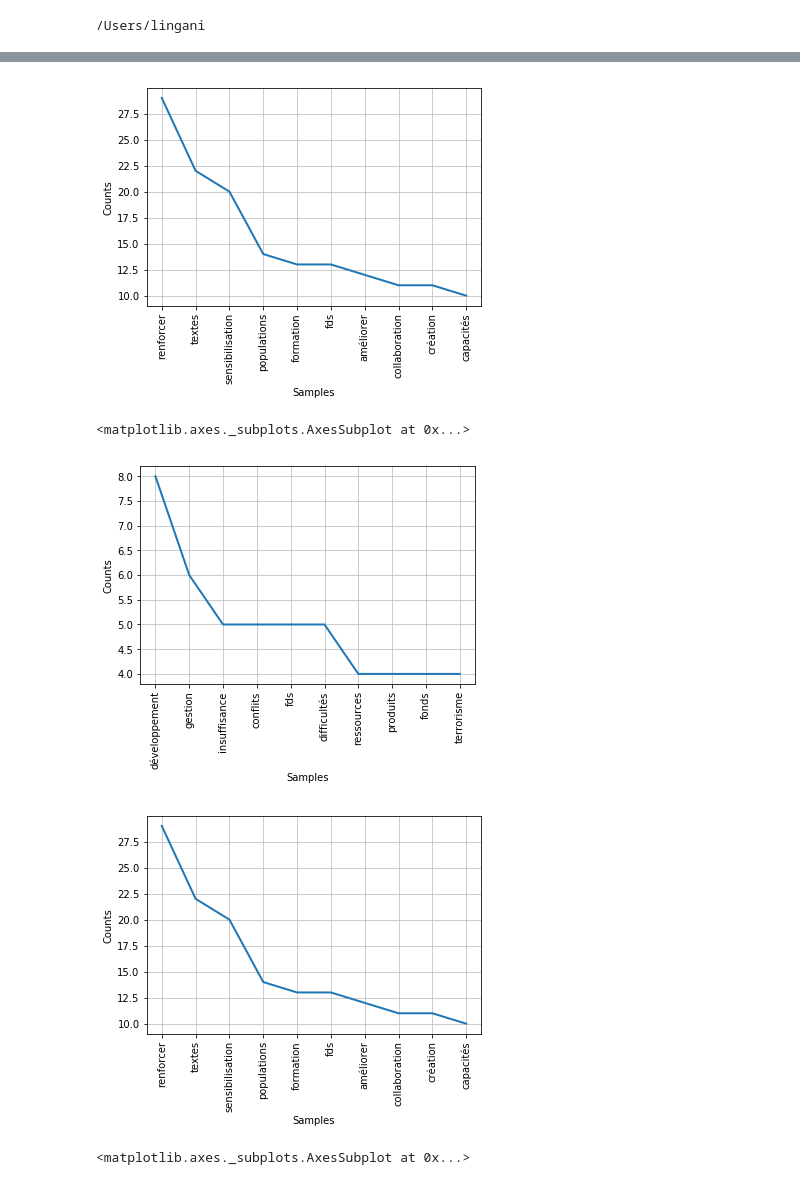
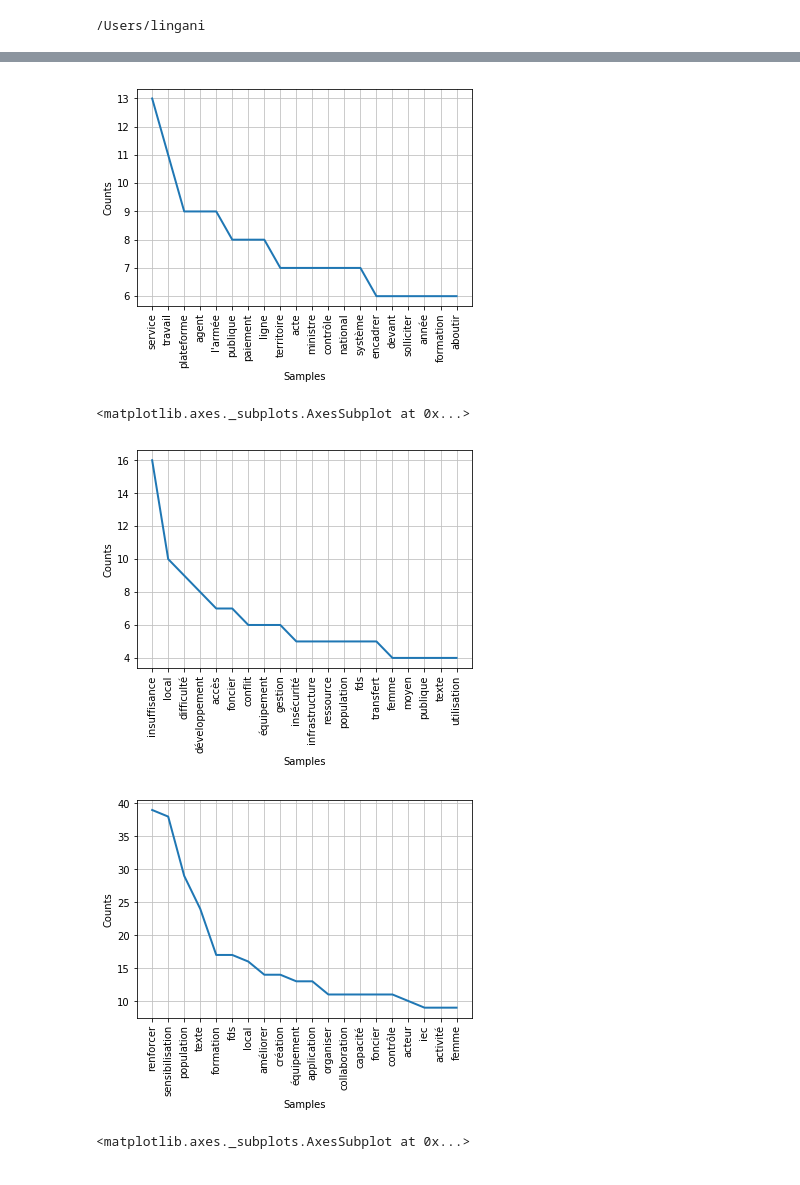
Before and after one commit to lingani/Cocreation-PAN2-Burkina-Faso, a Jupyter notebook: cocreation.ipynb, the cells around one changed output, grey strips where cells are left out. Cells and saved outputs as stored; diff of their text form; code cells hidden in the pictures.

```diff
--- a/cocreation.ipynb
+++ b/cocreation.ipynb
@@ -90,3 +140,10 @@ cleaned_tokens_solutions = clean_tokens(texte_solutions)
+# %%
+# Nettoyons les deux corpus pour y soustraire les ponctuations et les mots de liaison
+texte_problemes = visual_cleaning(texte_problemes)
+texte_solutions = visual_cleaning(texte_solutions)
+
+cleaned_tokens_problemes = clean_tokens(texte_problemes)
+cleaned_tokens_solutions = clean_tokens(texte_solutions)
 # %%
 #cráetion du tableau de frequence des mots
 freq_problemes = nltk.FreqDist(cleaned_tokens_problemes)
@@ -103,8 +160,8 @@ freq_problemes.plot(10, cumulative=False)
 # %%
 # Afficher les graphques de frequence des mots pour les propositions de solutions en régions
-freq_solutions.plot(10, cumulative=False)
+freq_solutions.plot(20, cumulative=False)
 # %% [output]
-[figure, old version]
+[figure, new version]
 <matplotlib.axes._subplots.AxesSubplot at 0x...>
 # %%
 #########################################################
@@ -122,14 +179,11 @@ propositions = read_data(data_url, google_credentials)
 # Vous pouvez aussi utiliser la ligne ci-dessous en ayant prealablement telecharger les données en format csv sur votre disque local
 # propositions = pd.read_csv("consultations_regions.csv")
 
-texte_problemes = "".join(propositions["probleme"])
-texte_solutions = "".join(propositions["solution"])
+texte_problemes = " ".join(propositions["probleme"])
+texte_solutions = " ".join(propositions["solution"])
 
-texte_problemes = texte_problemes.replace('\xc3\xa0', '')
-texte_solutions = texte_solutions.replace('renforcement', 'renforcer')
-texte_solutions = texte_solutions.replace('Renforcement', 'renforcer')
-
-
+texte_problemes = visual_cleaning(texte_problemes)
+texte_solutions = visual_cleaning(texte_solutions)
 
 cleaned_tokens_problemes = clean_tokens(texte_problemes)
 cleaned_tokens_solutions = clean_tokens(texte_solutions)
@@ -142,14 +196,14 @@ freq_solutions = nltk.FreqDist(cleaned_tokens_solutions)
 #    print(key.encode('utf-8') + ':' + str(val))
 
 # Afficher les graphques de frequence des mots pour les preocupations exprimées en ligne
-freq_problemes.plot(10, cumulative=False)
+freq_problemes.plot(20, cumulative=False)
 # %% [output]
-[figure, old version]
+[figure, new version]
 # %%
 # Afficher les graphques de frequence des mots pour les propositions de solutions faites en ligne
-freq_solutions.plot(10, cumulative=False)
+freq_solutions.plot(20, cumulative=False)
 # %% [output]
-[figure, old version]
+[figure, new version]
 <matplotlib.axes._subplots.AxesSubplot at 0x...>
 # %%
 # Création de nuages de mots sur les consultations en régions
```
Also changed, not shown: parts of 6 cells of this notebook.
